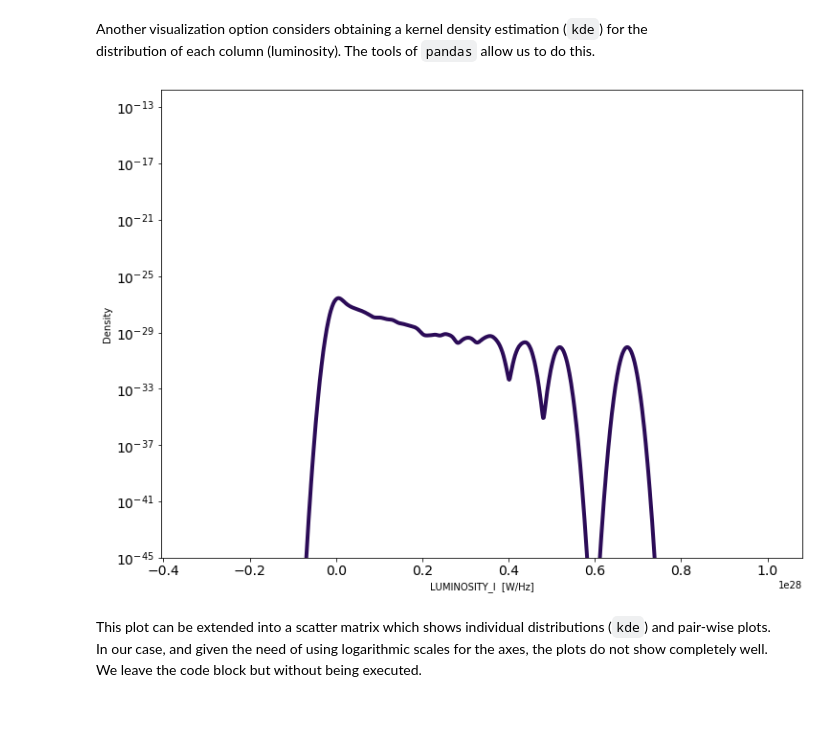
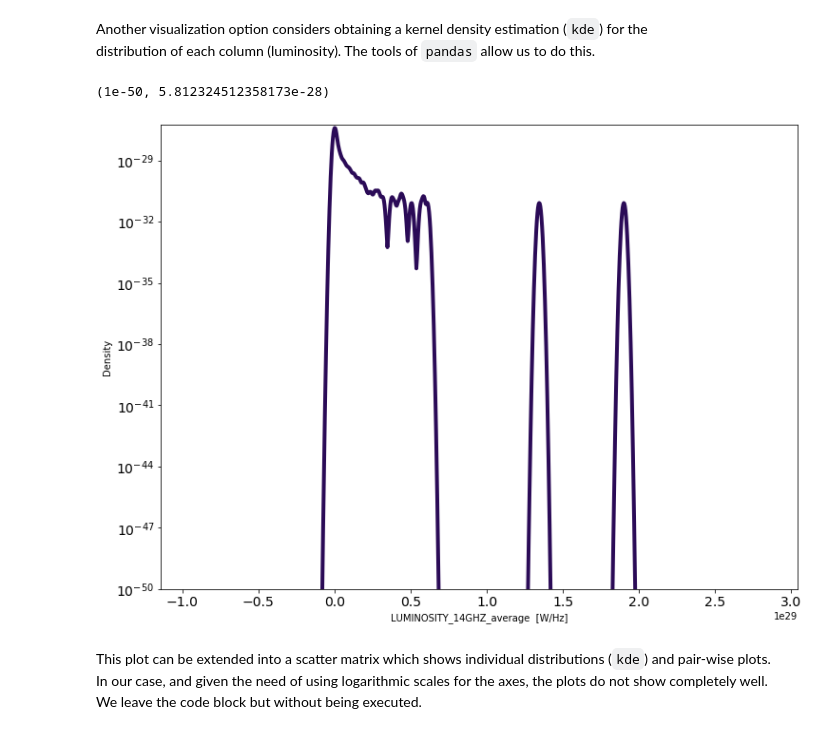
Before and after one commit to racarvajal/work_notes, a Jupyter notebook: Analyze_high_z_cat.ipynb, the cells around one changed output. Drawn from its saved outputs; the diff is of its cells as text; code cells hidden in the pictures.

```diff
--- a/Analyze_high_z_cat.ipynb
+++ b/Analyze_high_z_cat.ipynb
@@ -510,18 +508,21 @@ distribution of each column (luminosity). The tools of `pandas` allow us to do t
 # %%
 fig = plt.figure(figsize=(12,9))
 ax1 = fig.add_subplot(111)
 
 # Choose the column to use (from highly correlated luminosities)
-used_col_num = 2
-used_col     = cols_high_corr[used_col_num]
+# used_col_num = 2
+# used_col     = cols_high_corr[used_col_num]
 
 # Choose directly the column name
-# used_col     = "LUMINOSITY_14GHZ_average"
+used_col     = "LUMINOSITY_14GHZ_average"
 
-lums_catalog_df[used_col].plot.kde(ax=ax1, fontsize=14, logy=True, ylim=(1e-45, None), color=colors[0], lw=4)
+lums_catalog_df[used_col].plot.kde(ax=ax1, fontsize=14, logy=True, ylim=(1e-50, None), color=colors[0], lw=4)
 ax1.set_xlabel(used_col + '  [W/Hz]');
+ax1.set_ylim((1e-50, ax1.lines[0].get_data()[1].max() * 1.5))
+# ax1.set_xlim((ax1.lines[0].get_data()[0].min(), ax1.lines[0].get_data()[0].max()))
 # %% [output]
+(1e-50, 5.812324512358173e-28)
-[figure, old version]
+[figure, new version]
 # %% [markdown]
 This plot can be extended into a scatter matrix which shows individual distributions (`kde`) and pair-wise plots.
 In our case, and given the need of using logarithmic scales for the axes, the plots do not show completely well.
```
Also changed, not shown: parts of 26 cells of this notebook.
